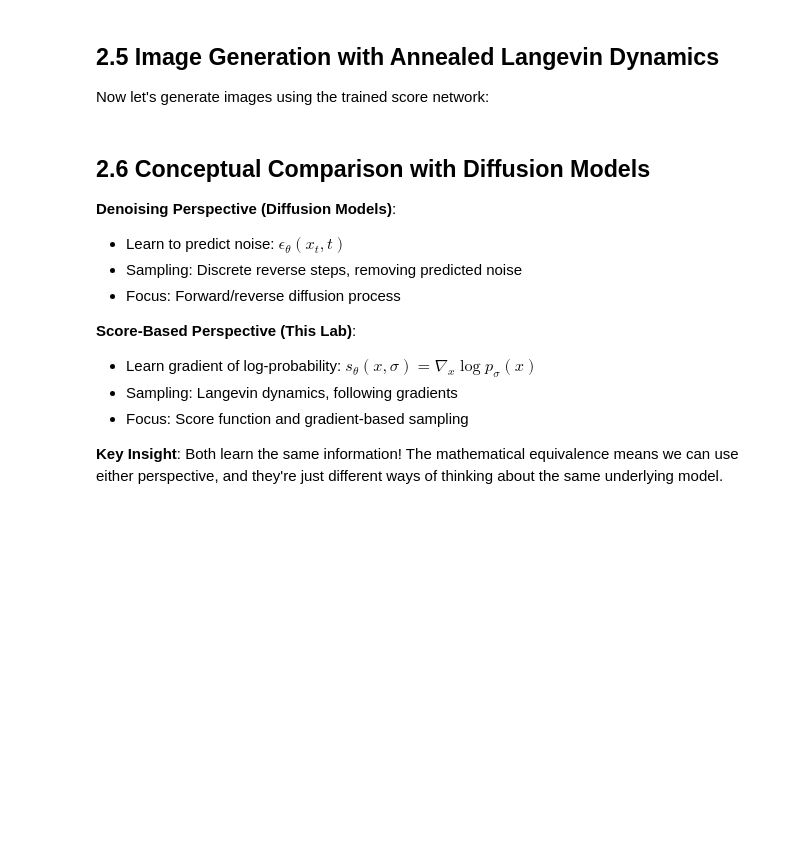
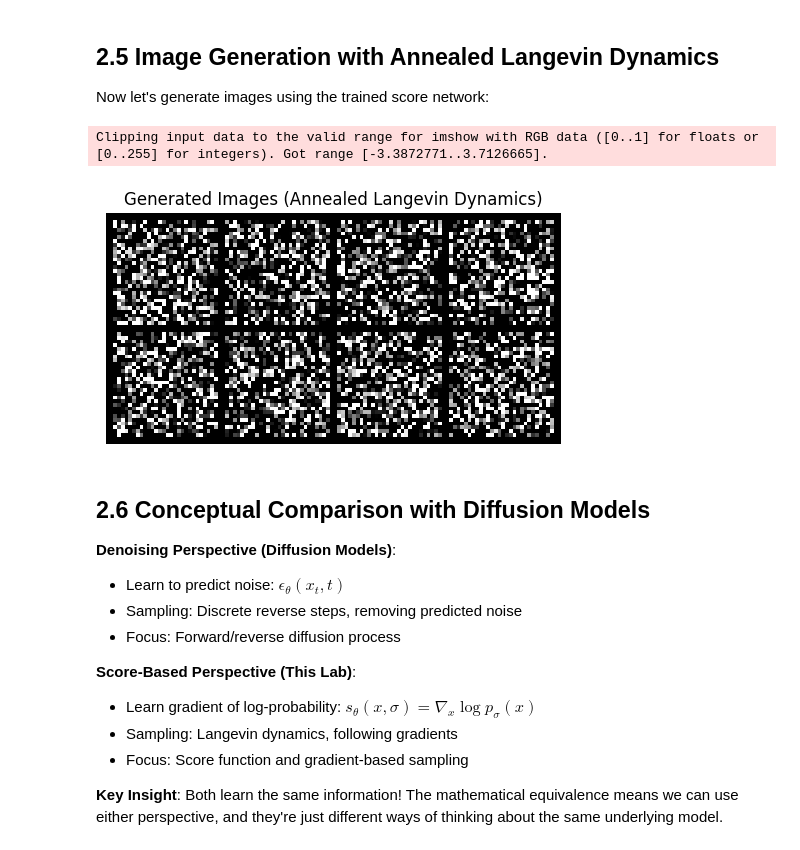
Before and after one commit to Titouaaaan/M2-MIND, a Jupyter notebook: ADL/tme5/score_based.student.ipynb, the cells around one changed output. Drawn from its saved outputs; the diff is of its cells as text; code cells hidden in the pictures; blank space fills up the shorter version.

```diff
--- a/ADL/tme5/score_based.student.ipynb
+++ b/ADL/tme5/score_based.student.ipynb
@@ -731,11 +751,15 @@ def score_matching_loss_images(model, images, sigma, device='cpu'):
     Returns:
         loss: Scalar loss value
     """
+    epsilon = torch.randn_like(images)
     batch_size = images.shape[0]
+    sigma_view = sigma.view(batch_size, 1, 1, 1)
 
-    # À compléter...
-    assert False, 'Code non implémenté'
+    noisy_images = images + sigma_view * epsilon
+    pred_score = model(noisy_images, sigma)
+    true_score = -epsilon / sigma_view
 
+    loss = F.mse_loss(pred_score, true_score)
     return loss
 # %% [markdown]
 
@@ -821,34 +919,45 @@ def annealed_langevin_sample_images(model, num_samples, sigma_levels, steps_per_
         channels: Number of channels
         device: Device to use
     Returns:
         samples: (num_samples, C, H, W) - generated images
     """
     # À compléter...
-    assert False, 'Code non implémenté'
+    x = torch.randn(num_samples, channels, *image_shape, device=device)
+
+    for sigma in sigma_levels:
+        sigma_tensor = torch.full((num_samples,), sigma, device=device)
+
+        for _ in range(steps_per_level):
+            x = langevin_step_images(model, x, sigma_tensor, step_size, device=device)
 
     return x
+
+
 
 # Generate samples
 with torch.no_grad():
     model.eval()
     generated_samples = annealed_langevin_sample_images(
         model,
         num_samples=8,
         sigma_levels=sigma_levels.flip(0),  # From high to low
         steps_per_level=10,
         step_size=2e-5,
         image_shape=image_shape,
         channels=image_channels,
         device=device
     )
 
 # Visualize generated images
 grid = make_grid(generated_samples, nrow=4)
 plt.figure(figsize=(10, 3))
 plt.imshow(grid.permute(1, 2, 0).squeeze().cpu().numpy(), cmap='gray')
 plt.axis('off')
 plt.title("Generated Images (Annealed Langevin Dynamics)")
 plt.show()
+# %% [output]
+Clipping input data to the valid range for imshow with RGB data ([0..1] for floats or [0..255] for integers). Got range [-3.3872771..3.7126665].
+[figure, added]
 # %% [markdown]
 
 ## 2.6 Conceptual Comparison with Diffusion Models
```
Also changed, not shown: parts of 5 cells of this notebook.
